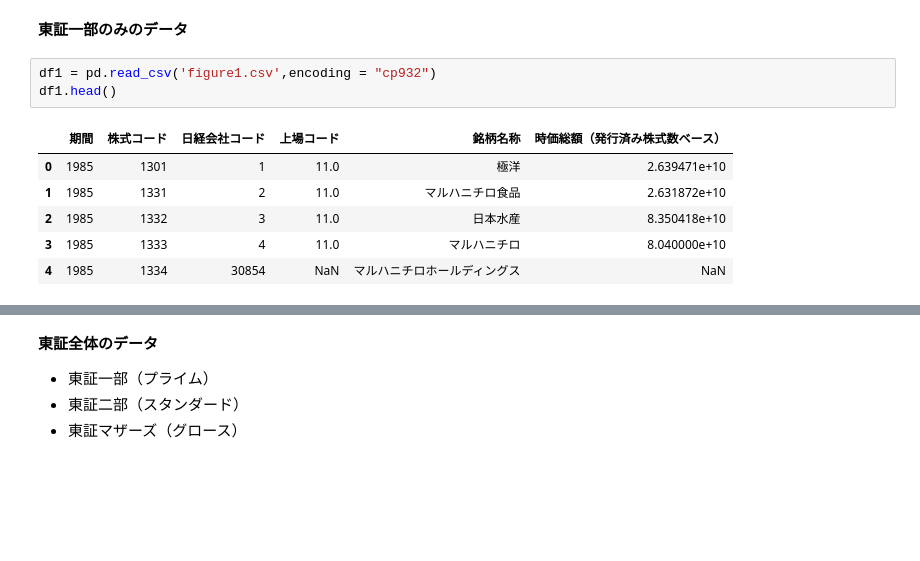
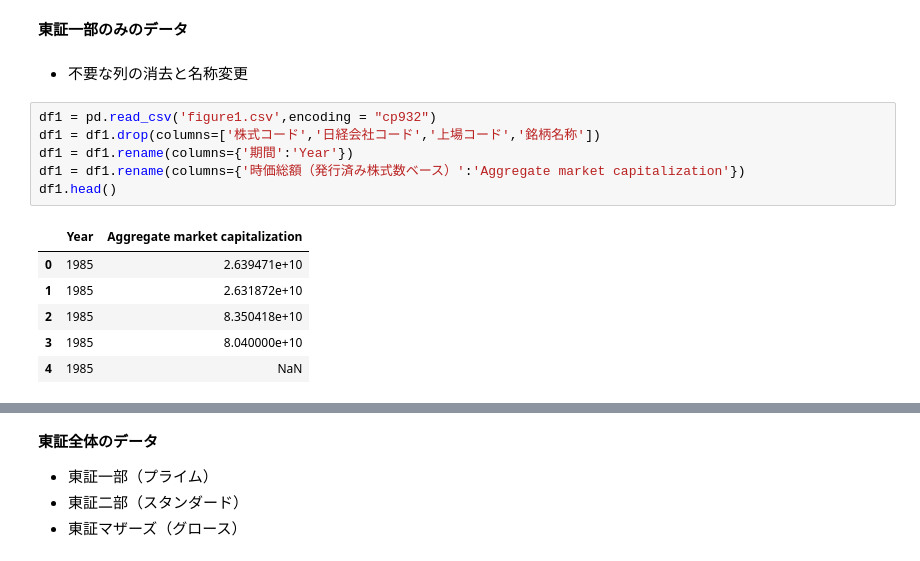
Before and after one commit to tsenga2/keio-senga-seminar, a Jupyter notebook: figure1.ipynb, the cells around one changed output, grey strips where cells are left out. Saved outputs shown, nothing was run; the diff lists cells and outputs as text; blank space fills up the shorter version.

```diff
--- a/figure1.ipynb
+++ b/figure1.ipynb
@@ -38,13 +38,18 @@ fileDownloaded.GetContentFile('figure1-a.csv')
 # データの整理
 # %% [markdown]
 **東証一部のみのデータ**
-# %%
-df1 = pd.read_csv('figure1.csv',encoding = "cp932")
-df1.head()
-# %% [output]
-|  | 期間 | 株式コード | 日経会社コード | 上場コード | 銘柄名称 | 時価総額（発行済み株式数ベース） |
-| 0 | 1985 | 1301 | 1 | 11.0 | 極洋 | 2.639471e+10 |
-| 1 | 1985 | 1331 | 2 | 11.0 | マルハニチロ食品 | 2.631872e+10 |
-| 2 | 1985 | 1332 | 3 | 11.0 | 日本水産 | 8.350418e+10 |
-| 3 | 1985 | 1333 | 4 | 11.0 | マルハニチロ | 8.040000e+10 |
-| 4 | 1985 | 1334 | 30854 | NaN | マルハニチロホールディングス | NaN |
+# %% [markdown]
+* 不要な列の消去と名称変更
+# %%
+df1 = pd.read_csv('figure1.csv',encoding = "cp932")
+df1 = df1.drop(columns=['株式コード','日経会社コード','上場コード','銘柄名称'])
+df1 = df1.rename(columns={'期間':'Year'})
+df1 = df1.rename(columns={'時価総額（発行済み株式数ベース）':'Aggregate market capitalization'})
+df1.head()
+# %% [output]
+|  | Year | Aggregate market capitalization |
+| 0 | 1985 | 2.639471e+10 |
+| 1 | 1985 | 2.631872e+10 |
+| 2 | 1985 | 8.350418e+10 |
+| 3 | 1985 | 8.040000e+10 |
+| 4 | 1985 | NaN |
```
Also changed, not shown: parts of 9 cells of this notebook.
